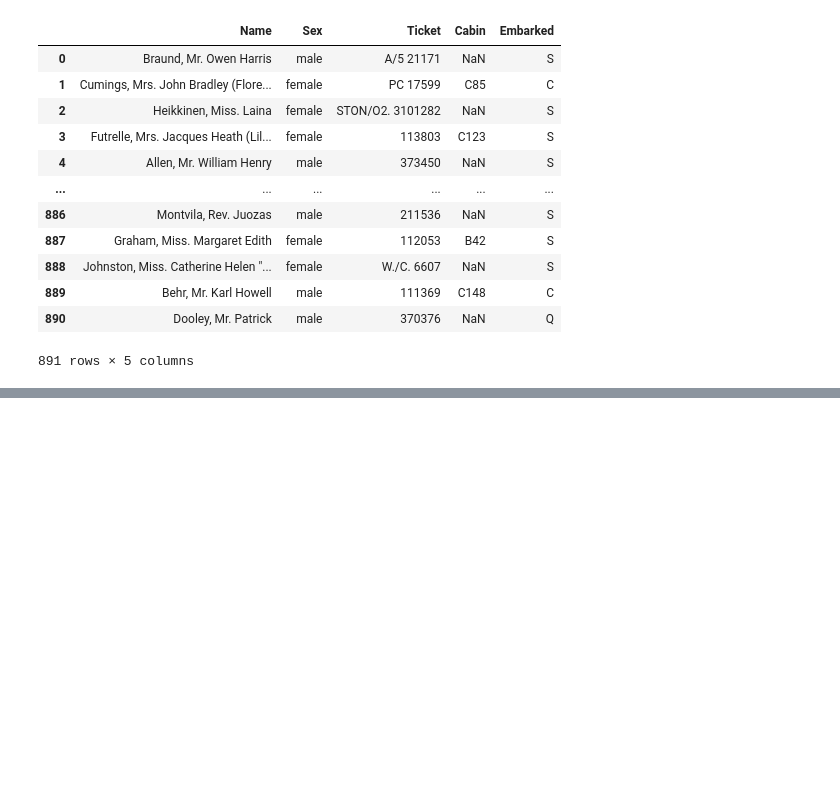
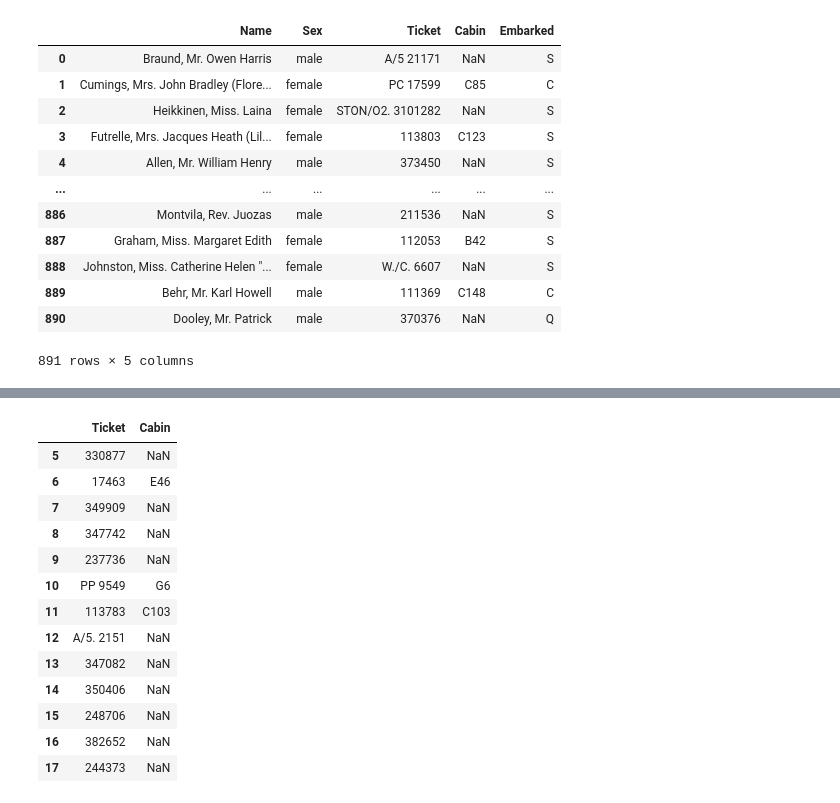
Before and after one commit to ays19/AI-with-Python, a Jupyter notebook: Pandas.ipynb, the cells around one changed output, grey strips where cells are left out. Cells and saved outputs as stored; diff of their text form; code cells hidden in the pictures; blank space fills up the shorter version.

```diff
--- a/Pandas.ipynb
+++ b/Pandas.ipynb
@@ -110,0 +207,17 @@ df[['Name','Sex', 'Ticket', 'Cabin', 'Embarked']]
+# %%
+df[['Ticket', 'Cabin']][5:18]
+# %% [output]
+|  | Ticket | Cabin |
+| 5 | 330877 | NaN |
+| 6 | 17463 | E46 |
+| 7 | 349909 | NaN |
+| 8 | 347742 | NaN |
+| 9 | 237736 | NaN |
+| 10 | PP 9549 | G6 |
+| 11 | 113783 | C103 |
+| 12 | A/5. 2151 | NaN |
+| 13 | 347082 | NaN |
+| 14 | 350406 | NaN |
+| 15 | 248706 | NaN |
+| 16 | 382652 | NaN |
+| 17 | 244373 | NaN |
```
Also changed, not shown: parts of 12 cells of this notebook, 1 other file.
